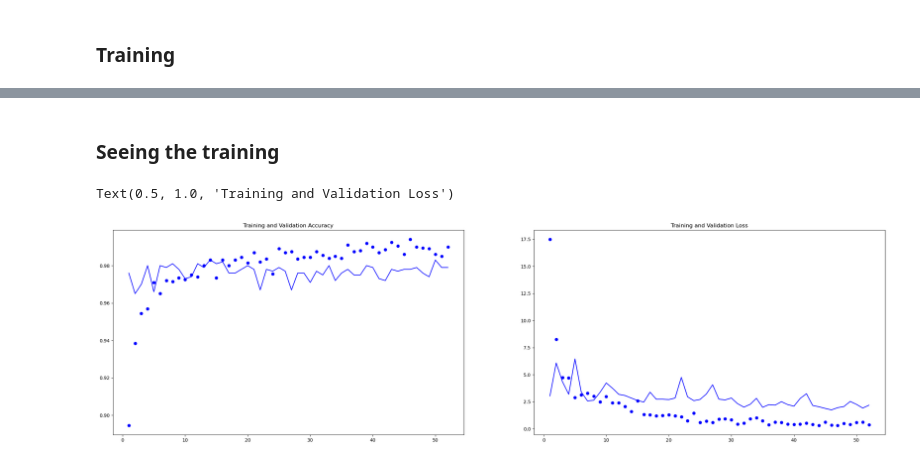
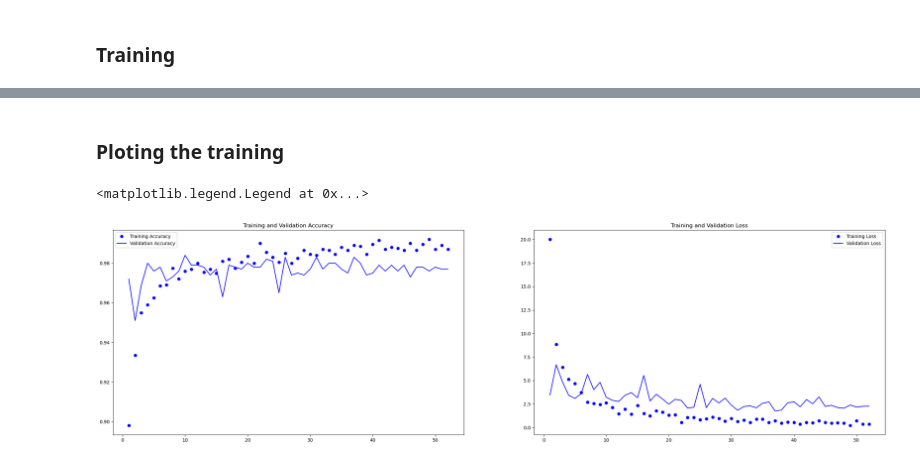
Before and after one commit to antirrabia/Computer-Vision, a Jupyter notebook: notebooks/CatsVsDogs_PreTrainedModel(UsingAugmentation).ipynb, the cells around one changed output, grey strips where cells are left out. Drawn from its saved outputs; the diff is of its cells as text; code cells hidden in the pictures.

```diff
--- a/notebooks/CatsVsDogs_PreTrainedModel(UsingAugmentation).ipynb
+++ b/notebooks/CatsVsDogs_PreTrainedModel(UsingAugmentation).ipynb
@@ -20,2 +13,4 @@ To enable the following instructions: AVX2 FMA, in other operations, rebuild Ten
 # %% [markdown]
 ### Testing the number of GPU
+# %%
+strategy = tf.distribute.MirroredStrategy()
@@ -31,19 +28,16 @@ w_dir = pathlib.Path('/home/antirrabia/Documents/DeepLearnin/DATASETS/CatsVsDogs
 tr_d = image_dataset_from_directory(
     w_dir / 'train',
     image_size=(180,180),
-    batch_size=32
 )
 
 va_d = image_dataset_from_directory(
     w_dir / 'validation',
     image_size=(180,180),
-    batch_size=32
 )
 
 te_d = image_dataset_from_directory(
     w_dir / 'test',
     image_size=(180,180),
-    batch_size=32
 )
 # %% [output]
 Found 2000 files belonging to 2 classes.
@@ -54,3 +46,9 @@ Found 2000 files belonging to 2 classes.
+# %%
+AUTOTUNE = tf.data.AUTOTUNE
+
+tr_d = tr_d.prefetch(buffer_size=AUTOTUNE)
+va_d = va_d.prefetch(buffer_size=AUTOTUNE)
+te_d = te_d.prefetch(buffer_size=AUTOTUNE)
 # %% [markdown]
 ### importing and freezing VGG16
 # %%
@@ -104,6 +112,11 @@ callbacks = [
         filepath='CatsVsDogsPreTrainedWithAugmentation.keras',
         monitor='val_loss',
         save_best_only=True
+    ),
+
+    # To monitoring the training on TensorBoard
+    keras.callbacks.TensorBoard(
+        log_dir='/home/antirrabia/Documents/DeepLearnin/Notebooks/TensorBoard_Logs/'
     )
 ]
 
@@ -154,25 +147,27 @@ Epoch 52/52
 # %% [markdown]
-### Seeing the training
+### Ploting the training
 # %%
 # Accuracy
 accuracy = history.history['accuracy']
 val_acc = history.history['val_accuracy']
 
 # Loss
 loss = history.history['loss']
 val_loss = history.history['val_loss']
 
 epochs = range(1, len(accuracy) + 1)
 
 fig, ax = plt.subplots(nrows=1, ncols=2, figsize=(30,8))
 
 ax[0].plot(epochs, accuracy, 'ob', label='Training Accuracy')
 ax[0].plot(epochs, val_acc, 'b', label='Validation Accuracy')
 ax[0].set_title('Training and Validation Accuracy')
+ax[0].legend()
 
 ax[1].plot(epochs, loss, 'bo', label='Training Loss')
 ax[1].plot(epochs, val_loss, 'b', label='Validation Loss')
 ax[1].set_title('Training and Validation Loss')
+ax[1].legend()
 # %% [output]
-Text(0.5, 1.0, 'Training and Validation Loss')
+<matplotlib.legend.Legend at 0x...>
-[figure, old version]
+[figure, new version]
```
Also changed, not shown: parts of 7 cells of this notebook.
